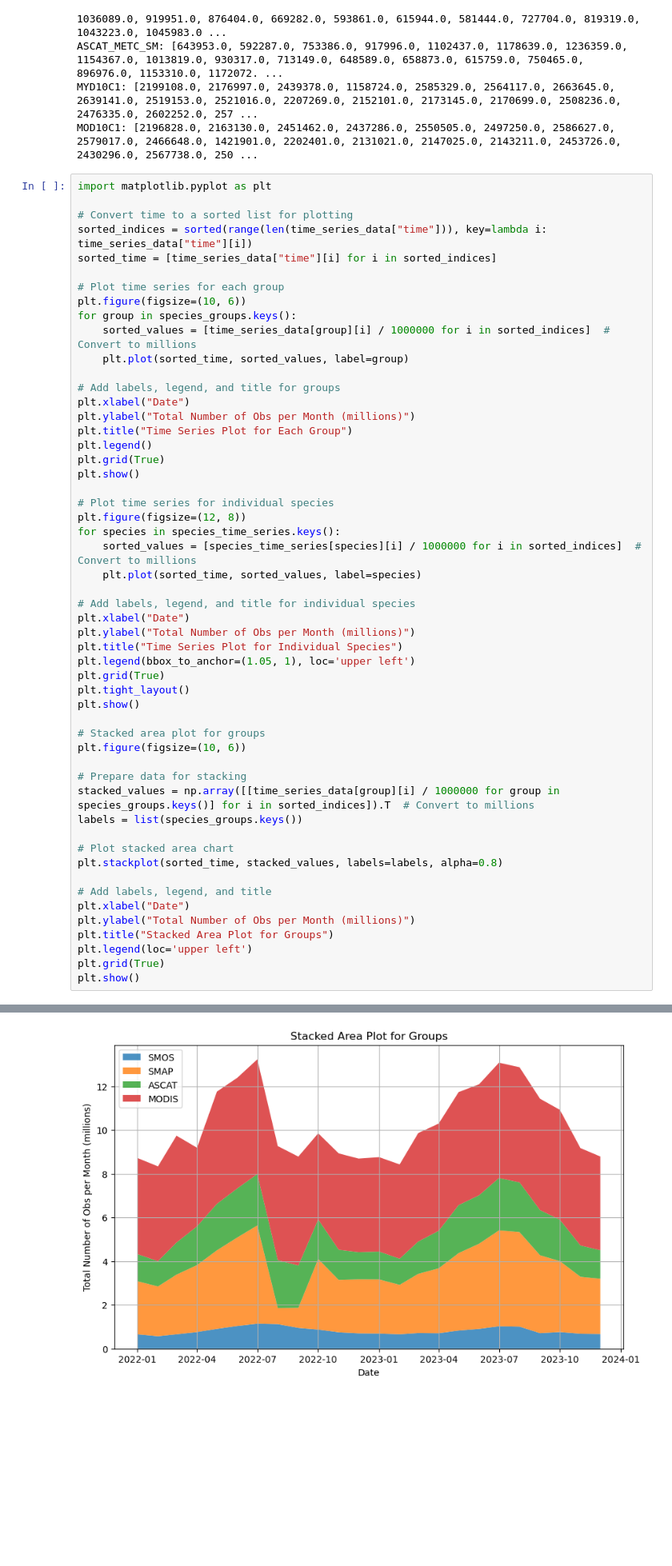
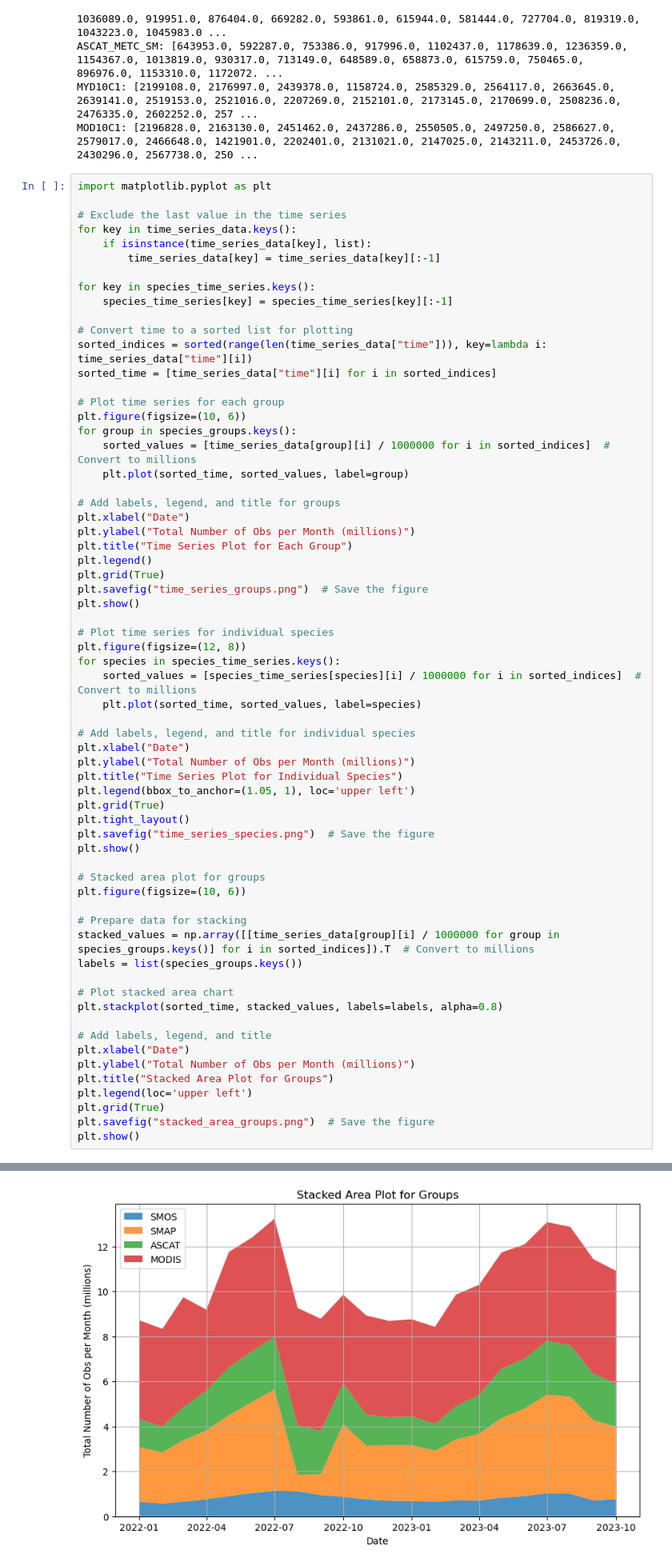
Before and after one commit to amfox37/GEOSldas_diagnostics, a Jupyter notebook: quick_plot_number_obs_040225.ipynb, the cells around one changed output, grey strips where cells are left out. Shown at 80% size. Drawn from its saved outputs; the diff is of its cells as text; blank space fills up the shorter version.

```diff
--- a/quick_plot_number_obs_040225.ipynb
+++ b/quick_plot_number_obs_040225.ipynb
@@ -88,6 +88,14 @@ MYD10C1: [2199108.0, 2176997.0, 2439378.0, 1158724.0, 2585329.0, 2564117.0, 2663
 MOD10C1: [2196828.0, 2163130.0, 2451462.0, 2437286.0, 2550505.0, 2497250.0, 2586627.0, 2579017.0, 2466648.0, 1421901.0, 2202401.0, 2131021.0, 2147025.0, 2143211.0, 2453726.0, 2430296.0, 2567738.0, 250 ...
 # %%
 import matplotlib.pyplot as plt
+
+# Exclude the last value in the time series
+for key in time_series_data.keys():
+    if isinstance(time_series_data[key], list):
+        time_series_data[key] = time_series_data[key][:-1]
+
+for key in species_time_series.keys():
+    species_time_series[key] = species_time_series[key][:-1]
 
 # Convert time to a sorted list for plotting
 sorted_indices = sorted(range(len(time_series_data["time"])), key=lambda i: time_series_data["time"][i])
@@ -105,6 +113,7 @@ plt.ylabel("Total Number of Obs per Month (millions)")
 plt.title("Time Series Plot for Each Group")
 plt.legend()
 plt.grid(True)
+plt.savefig("time_series_groups.png")  # Save the figure
 plt.show()
 
 # Plot time series for individual species
@@ -120,6 +129,7 @@ plt.title("Time Series Plot for Individual Species")
 plt.legend(bbox_to_anchor=(1.05, 1), loc='upper left')
 plt.grid(True)
 plt.tight_layout()
+plt.savefig("time_series_species.png")  # Save the figure
 plt.show()
 
 # Stacked area plot for groups
@@ -138,5 +148,6 @@ plt.ylabel("Total Number of Obs per Month (millions)")
 plt.title("Stacked Area Plot for Groups")
 plt.legend(loc='upper left')
 plt.grid(True)
+plt.savefig("stacked_area_groups.png")  # Save the figure
 plt.show()
 # %% [output]
@@ -145,4 +156,4 @@ plt.show()
-[figure, old version]
+[figure, new version]
 # %%
 from collections import defaultdict
 import numpy as np
```
Also changed, not shown: parts of 1 cell of this notebook.
